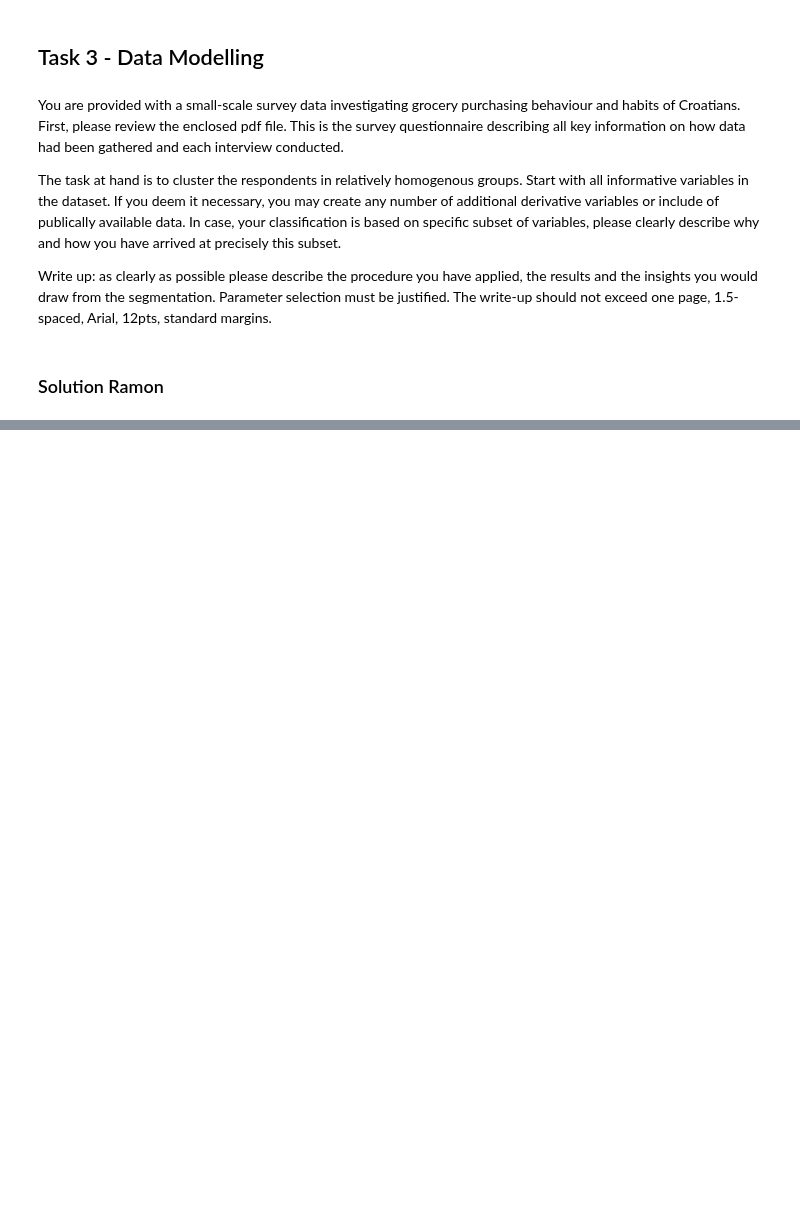
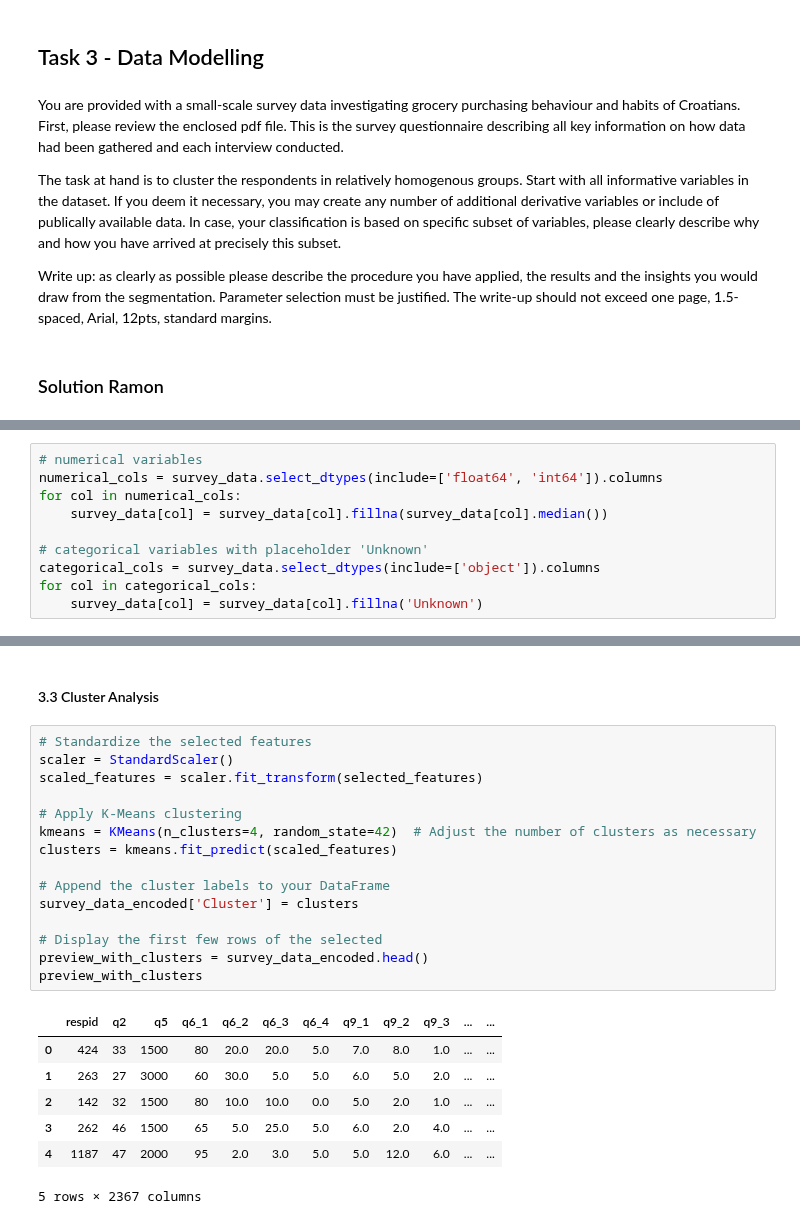
Before and after one commit to arnoldram/conac_datachallenge, a Jupyter notebook: Challenge_Medium_1.ipynb, the cells around one changed output, grey strips where cells are left out. Saved outputs shown, nothing was run; the diff lists cells and outputs as text; blank space fills up the shorter version.

```diff
--- a/Challenge_Medium_1.ipynb
+++ b/Challenge_Medium_1.ipynb
@@ -572,0 +632,10 @@ Write up: as clearly as possible please describe the procedure you have applied,
+# %%
+# numerical variables
+numerical_cols = survey_data.select_dtypes(include=['float64', 'int64']).columns
+for col in numerical_cols:
+    survey_data[col] = survey_data[col].fillna(survey_data[col].median())
+
+# categorical variables with placeholder 'Unknown'
+categorical_cols = survey_data.select_dtypes(include=['object']).columns
+for col in categorical_cols:
+    survey_data[col] = survey_data[col].fillna('Unknown')
@@ -572,0 +698,25 @@ Write up: as clearly as possible please describe the procedure you have applied,
+# %% [markdown]
+#### 3.3 Cluster Analysis
+# %%
+# Standardize the selected features
+scaler = StandardScaler()
+scaled_features = scaler.fit_transform(selected_features)
+
+# Apply K-Means clustering
+kmeans = KMeans(n_clusters=4, random_state=42)  # Adjust the number of clusters as necessary
+clusters = kmeans.fit_predict(scaled_features)
+
+# Append the cluster labels to your DataFrame
+survey_data_encoded['Cluster'] = clusters
+
+# Display the first few rows of the selected
+preview_with_clusters = survey_data_encoded.head()
+preview_with_clusters
+# %% [output]
+|  | respid | q2 | q5 | q6_1 | q6_2 | q6_3 | q6_4 | q9_1 | q9_2 | q9_3 | ... | ... |
+| 0 | 424 | 33 | 1500 | 80 | 20.0 | 20.0 | 5.0 | 7.0 | 8.0 | 1.0 | ... | ... |
+| 1 | 263 | 27 | 3000 | 60 | 30.0 | 5.0 | 5.0 | 6.0 | 5.0 | 2.0 | ... | ... |
+| 2 | 142 | 32 | 1500 | 80 | 10.0 | 10.0 | 0.0 | 5.0 | 2.0 | 1.0 | ... | ... |
+| 3 | 262 | 46 | 1500 | 65 | 5.0 | 25.0 | 5.0 | 6.0 | 2.0 | 4.0 | ... | ... |
+| 4 | 1187 | 47 | 2000 | 95 | 2.0 | 3.0 | 5.0 | 5.0 | 12.0 | 6.0 | ... | ... |
+5 rows × 2367 columns
```
Also changed, not shown: parts of 19 cells of this notebook.
